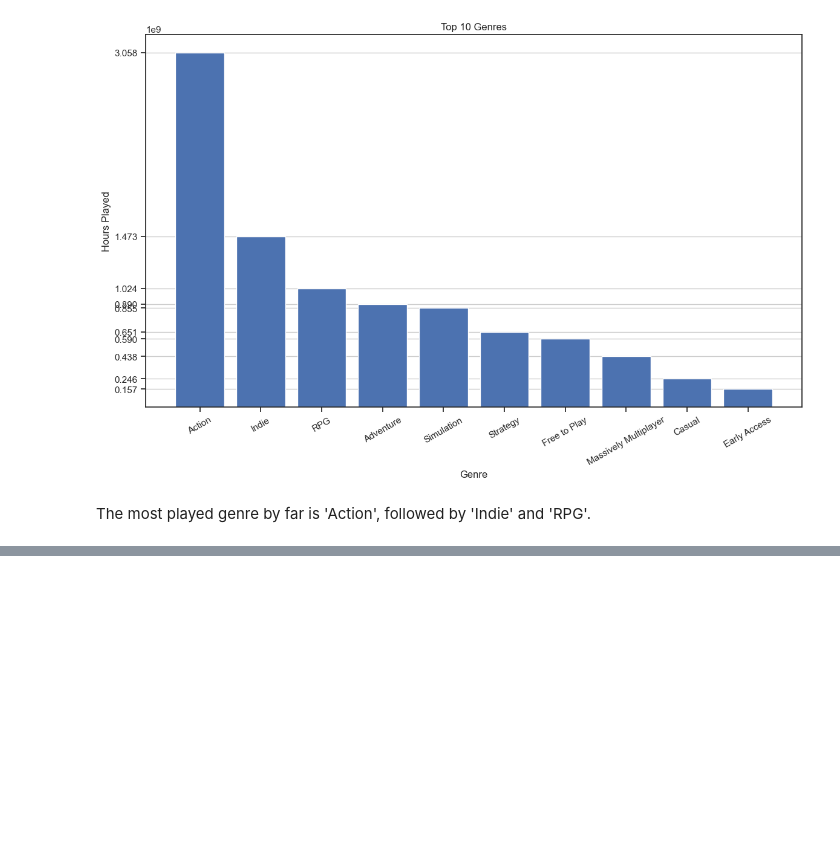
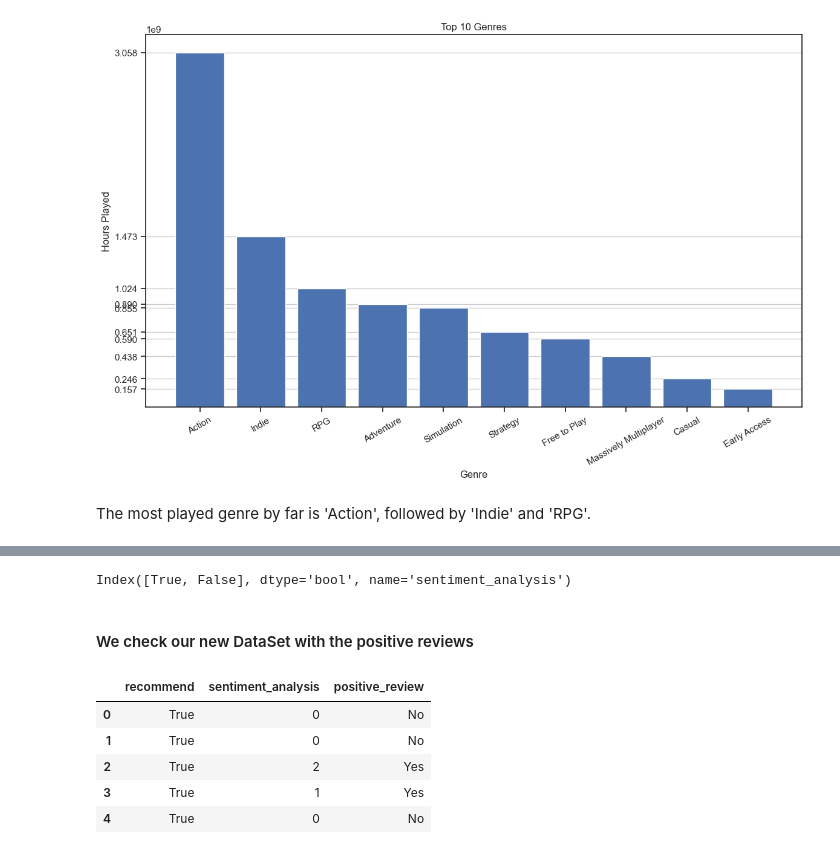
Before and after one commit to PatoMarzi/Steam_ML, a Jupyter notebook: EDA.ipynb, the cells around one changed output, grey strips where cells are left out. Cells and saved outputs as stored; diff of their text form; code cells hidden in the pictures; blank space fills up the shorter version.

```diff
--- a/EDA.ipynb
+++ b/EDA.ipynb
@@ -321,0 +310,2 @@ The most played genre by far is 'Action', followed by 'Indie' and 'RPG'.
+# %%
+df = pd.read_parquet('./data/recommendations.parquet')
@@ -321,0 +329,17 @@ The most played genre by far is 'Action', followed by 'Indie' and 'RPG'.
+# %%
+reviews.index
+# %% [output]
+Index([True, False], dtype='bool', name='sentiment_analysis')
+# %%
+recommend['positive_review'] = np.where(positive, 'Yes', 'No')
+# %% [markdown]
+#### We check our new DataSet with the positive reviews
+# %%
+recommend.head()
+# %% [output]
+|  | recommend | sentiment_analysis | positive_review |
+| 0 | True | 0 | No |
+| 1 | True | 0 | No |
+| 2 | True | 2 | Yes |
+| 3 | True | 1 | Yes |
+| 4 | True | 0 | No |
```
Also changed, not shown: parts of 16 cells of this notebook, 2 other files.
